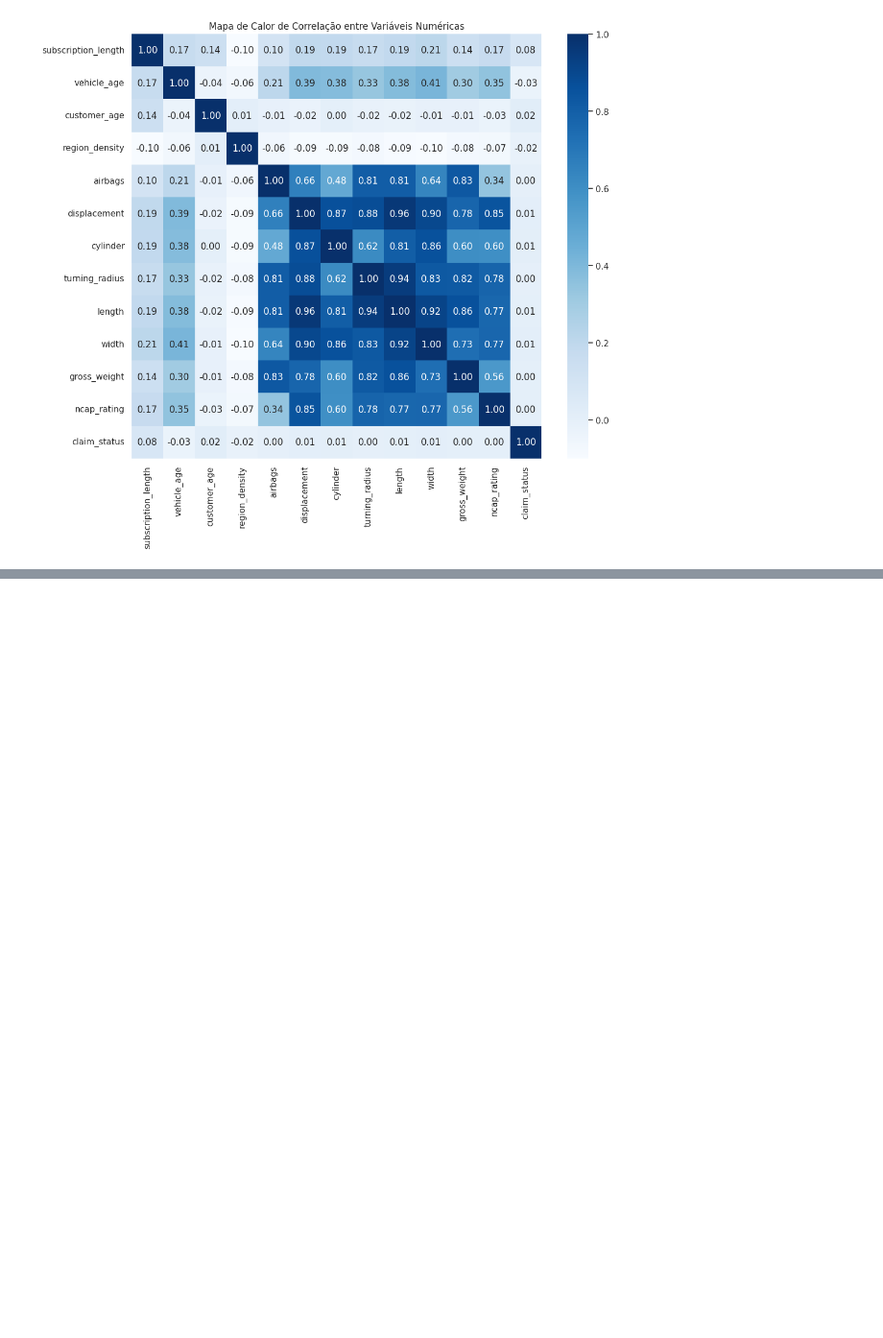
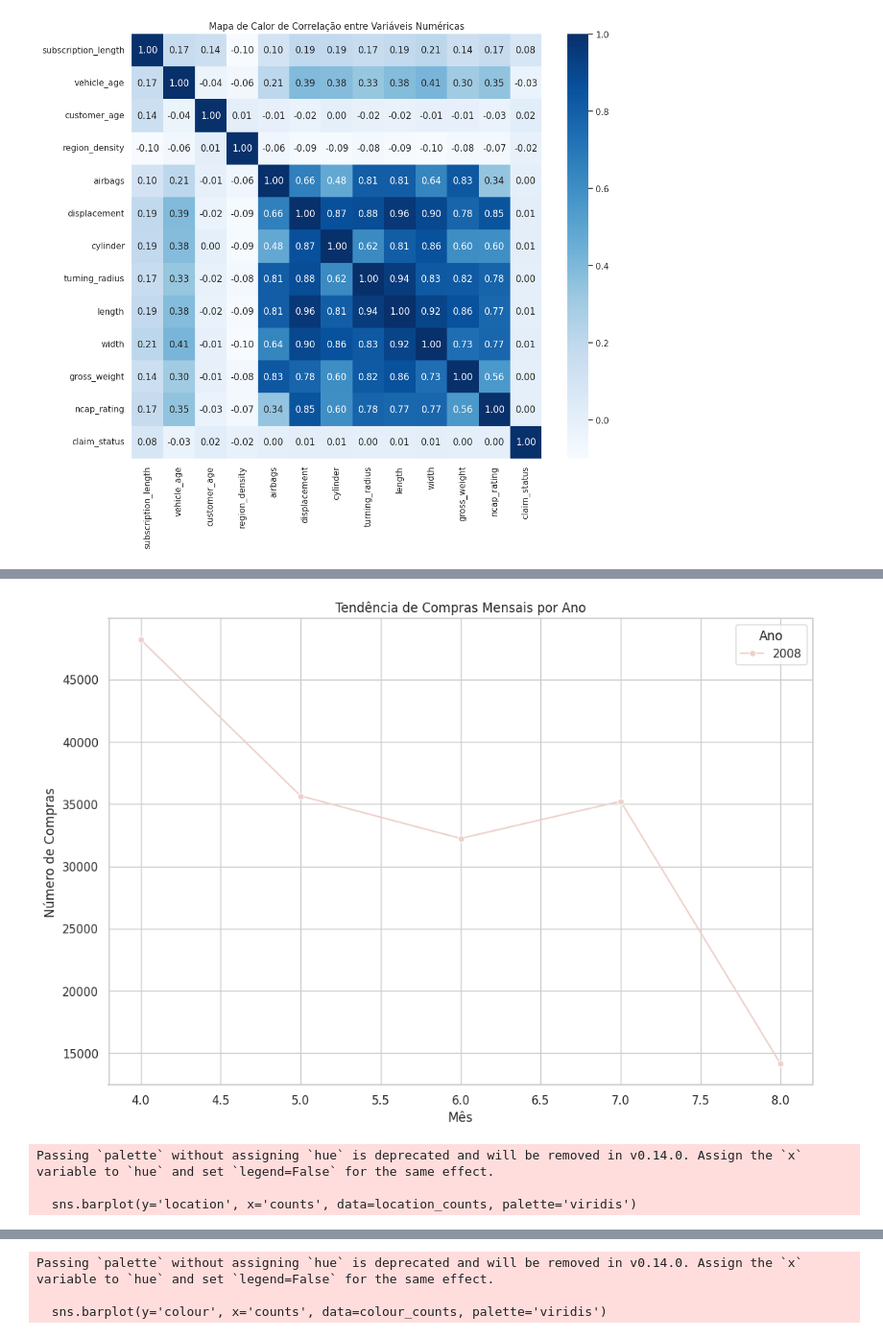
Before and after one commit to Gabriel-Brenner/DataPUCPR1, a Jupyter notebook: Exercício_L08_Automated_machine_learning_(AutoML).ipynb, the cells around one changed output, grey strips where cells are left out. Shown at 96% size. Cells and saved outputs as stored; diff of their text form; code cells hidden in the pictures; blank space fills up the shorter version.

```diff
--- a/Exercício_L08_Automated_machine_learning_(AutoML).ipynb
+++ b/Exercício_L08_Automated_machine_learning_(AutoML).ipynb
@@ -190,0 +115,56 @@ dtype: int64
+# %%
+# Importar bibliotecas necessárias para EDA
+import pandas as pd
+import matplotlib.pyplot as plt
+import seaborn as sns
+
+# Carregar dados do dataset "eshop.csv"
+eshop_data = pd.read_csv('/content/drive/MyDrive/Dados08/eshop.csv')
+
+# Configurações para os gráficos
+sns.set(style="whitegrid")
+
+# Análise de tendências ao longo dos meses com um lineplot para verificar sazonalidades
+plt.figure(figsize=(12, 8))
+monthly_trends = eshop_data.groupby(['year', 'month']).size().reset_index(name='counts')
+sns.lineplot(x='month', y='counts', hue='year', data=monthly_trends, marker='o')
+plt.title('Tendência de Compras Mensais por Ano')
+plt.xlabel('Mês')
+plt.ylabel('Número de Compras')
+plt.legend(title='Ano')
+plt.show()
+
+# Análise do número de compras por localidade com barplot
+plt.figure(figsize=(10, 6))
+location_counts = eshop_data['location'].value_counts().reset_index()
+location_counts.columns = ['location', 'counts']
+sns.barplot(y='location', x='counts', data=location_counts, palette='viridis')
+plt.title('Número de Compras por Localidade')
+plt.xlabel('Número de Compras')
+plt.ylabel('Localidade')
+plt.show()
+
+# Análise do número de compras por cor com barplot
+plt.figure(figsize=(10, 6))
+colour_counts = eshop_data['colour'].value_counts().reset_index()
+colour_counts.columns = ['colour', 'counts']
+sns.barplot(y='colour', x='counts', data=colour_counts, palette='viridis')
+plt.title('Número de Compras por Cor')
+plt.xlabel('Número de Compras')
+plt.ylabel('Cor')
+plt.show()
+
+# Boxplot para analisar a distribuição de preços por cor, com melhorias na legibilidade
+plt.figure(figsize=(12, 8))
+sns.boxplot(x='colour', y='price', data=eshop_data)
+plt.title('Distribuição de Preços por Cor')
+plt.xlabel('Cor')
+plt.ylabel('Preço')
+plt.xticks(rotation=45)
+plt.grid(True)
+plt.show()
+# %% [output]
+[figure, added]
+Passing `palette` without assigning `hue` is deprecated and will be removed in v0.14.0. Assign the `x` variable to `hue` and set `legend=False` for the same effect.
+
+  sns.barplot(y='location', x='counts', data=location_counts, palette='viridis')
@@ -190,0 +172,3 @@ dtype: int64
+Passing `palette` without assigning `hue` is deprecated and will be removed in v0.14.0. Assign the `x` variable to `hue` and set `legend=False` for the same effect.
+
+  sns.barplot(y='colour', x='counts', data=colour_counts, palette='viridis')
```
Also changed, not shown: parts of 5 cells of this notebook.
